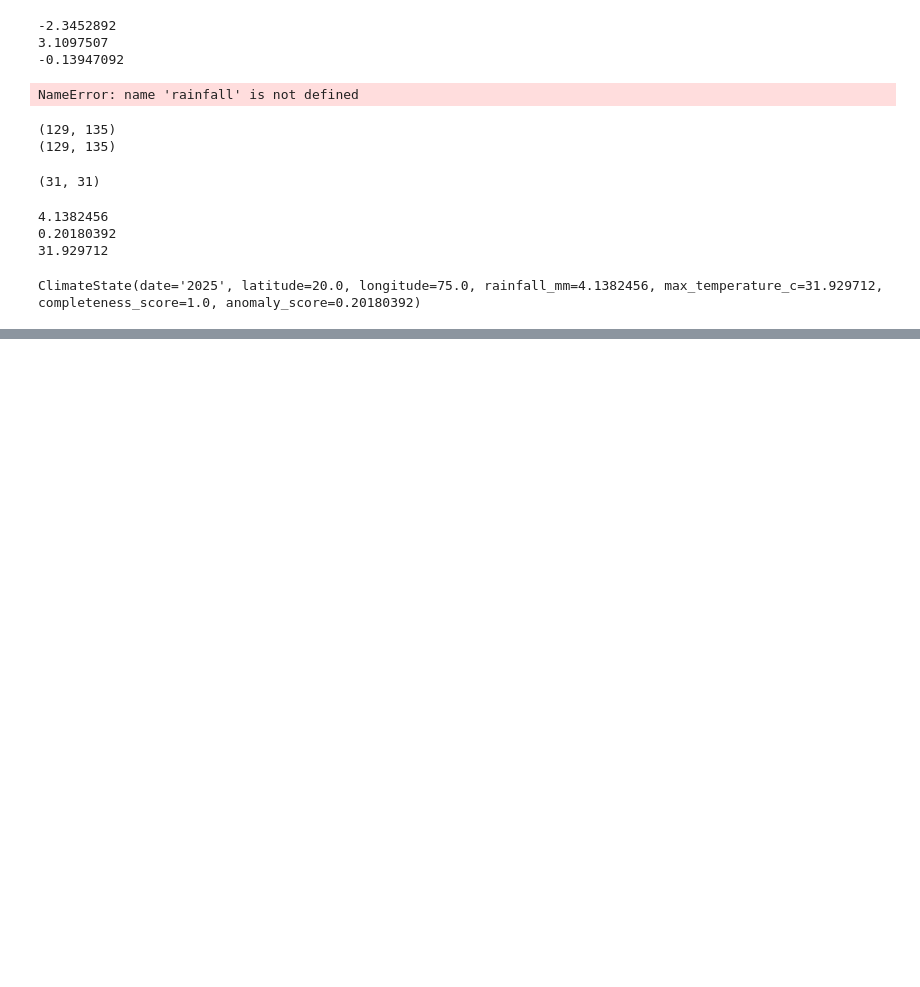
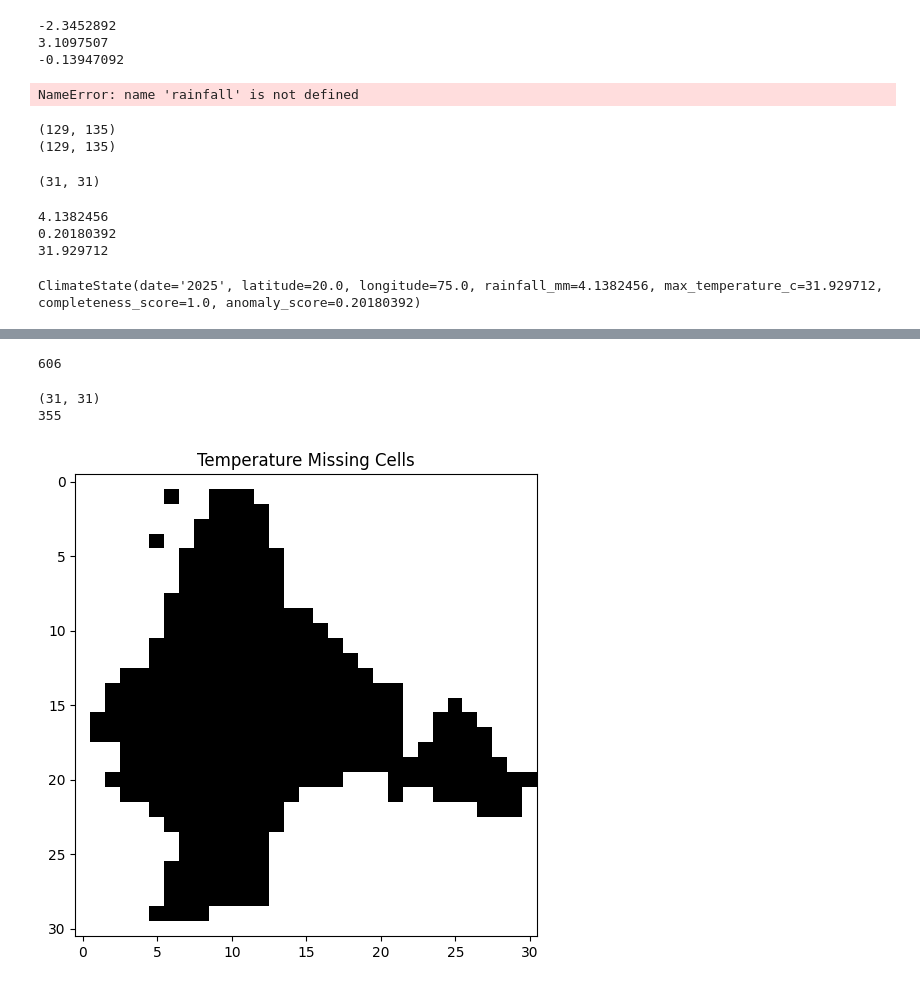
Before and after one commit to aadityat23/ClimateTwinIndia, a Jupyter notebook: notebooks/01_imd_exploration.ipynb, the cells around one changed output, grey strips where cells are left out. Drawn from its saved outputs; the diff is of its cells as text; code cells hidden in the pictures; blank space fills up the shorter version.

```diff
--- a/notebooks/01_imd_exploration.ipynb
+++ b/notebooks/01_imd_exploration.ipynb
@@ -1080,0 +1293,30 @@ ClimateState(date='2025', latitude=20.0, longitude=75.0, rainfall_mm=4.1382456,
+# %%
+print(np.isnan(temp_2025_grid).sum())
+# %% [output]
+606
+# %%
+print(temp_2025_grid.shape)
+
+print(
+    np.sum(~np.isnan(temp_2025_grid))
+)
+# %% [output]
+(31, 31)
+355
+# %%
+import matplotlib.pyplot as plt
+
+plt.figure(figsize=(6,6))
+
+plt.imshow(
+    np.isnan(temp_2025_grid),
+    cmap="gray"
+)
+
+plt.title(
+    "Temperature Missing Cells"
+)
+
+plt.show()
+# %% [output]
+[figure, added]
```
Also changed, not shown: parts of 38 cells of this notebook, 1 other file.
